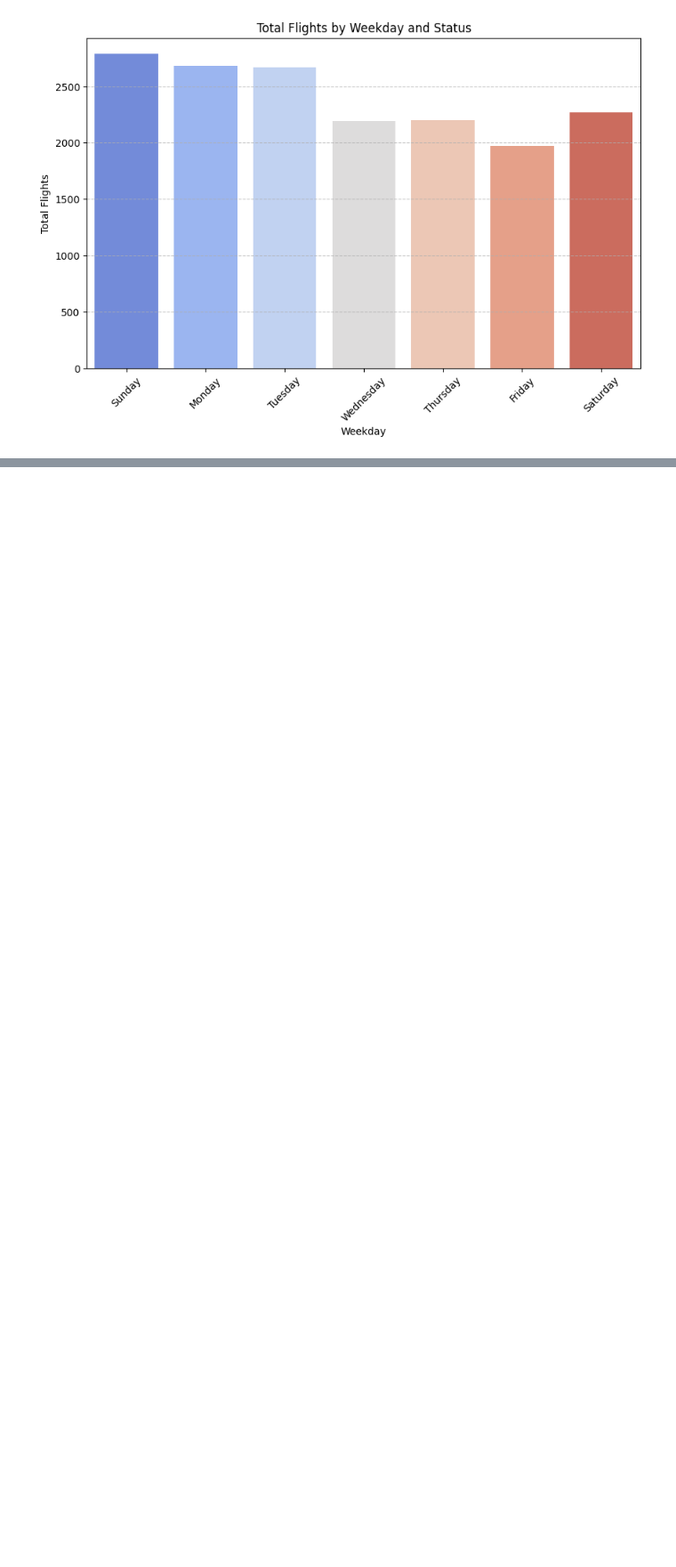
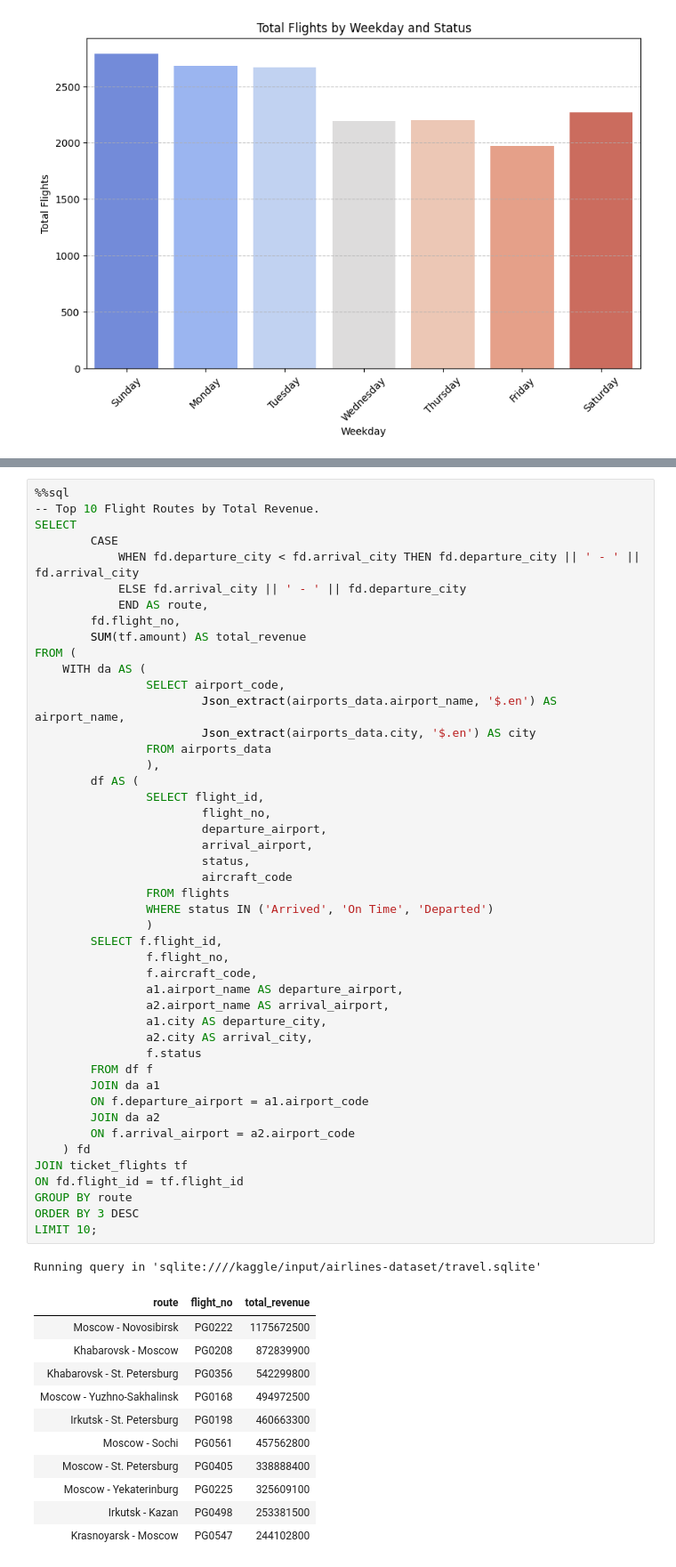
Before and after one commit to Daviedavie100/SQL_Projects, a Jupyter notebook: Airlines_EDA.ipynb, the cells around one changed output, grey strips where cells are left out. Shown at 89% size. Drawn from its saved outputs; the diff is of its cells as text; blank space fills up the shorter version.

```diff
--- a/Airlines_EDA.ipynb
+++ b/Airlines_EDA.ipynb
@@ -684,0 +735,59 @@ plt.show()
+# %%
+%%sql
+-- Top 10 Flight Routes by Total Revenue.
+SELECT
+        CASE
+            WHEN fd.departure_city < fd.arrival_city THEN fd.departure_city || ' - ' || fd.arrival_city
+            ELSE fd.arrival_city || ' - ' || fd.departure_city
+            END AS route,
+        fd.flight_no,
+        SUM(tf.amount) AS total_revenue
+FROM (
+    WITH da AS (
+                SELECT airport_code,
+                        Json_extract(airports_data.airport_name, '$.en') AS airport_name,
+                        Json_extract(airports_data.city, '$.en') AS city
+                FROM airports_data
+                ),
+        df AS (
+                SELECT flight_id,
+                        flight_no,
+                        departure_airport,
+                        arrival_airport,
+                        status,
+                        aircraft_code
+                FROM flights
+                WHERE status IN ('Arrived', 'On Time', 'Departed')
+                )
+        SELECT f.flight_id,
+                f.flight_no,
+                f.aircraft_code,
+                a1.airport_name AS departure_airport,
+                a2.airport_name AS arrival_airport,
+                a1.city AS departure_city,
+                a2.city AS arrival_city,
+                f.status
+        FROM df f
+        JOIN da a1
+        ON f.departure_airport = a1.airport_code
+        JOIN da a2
+        ON f.arrival_airport = a2.airport_code
+    ) fd
+JOIN ticket_flights tf
+ON fd.flight_id = tf.flight_id
+GROUP BY route
+ORDER BY 3 DESC
+LIMIT 10;
+# %% [output]
+Running query in 'sqlite:////kaggle/input/airlines-dataset/travel.sqlite'
+| route | flight_no | total_revenue |
+| Moscow - Novosibirsk | PG0222 | 1175672500 |
+| Khabarovsk - Moscow | PG0208 | 872839900 |
+| Khabarovsk - St. Petersburg | PG0356 | 542299800 |
+| Moscow - Yuzhno-Sakhalinsk | PG0168 | 494972500 |
+| Irkutsk - St. Petersburg | PG0198 | 460663300 |
+| Moscow - Sochi | PG0561 | 457562800 |
+| Moscow - St. Petersburg | PG0405 | 338888400 |
+| Moscow - Yekaterinburg | PG0225 | 325609100 |
+| Irkutsk - Kazan | PG0498 | 253381500 |
+| Krasnoyarsk - Moscow | PG0547 | 244102800 |
```
Also changed, not shown: parts of 6 cells of this notebook.
